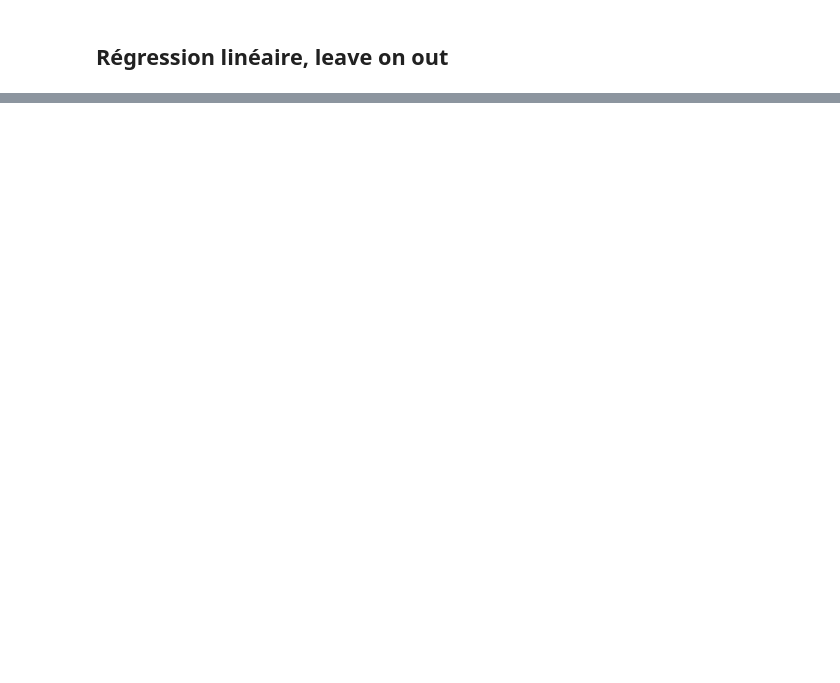
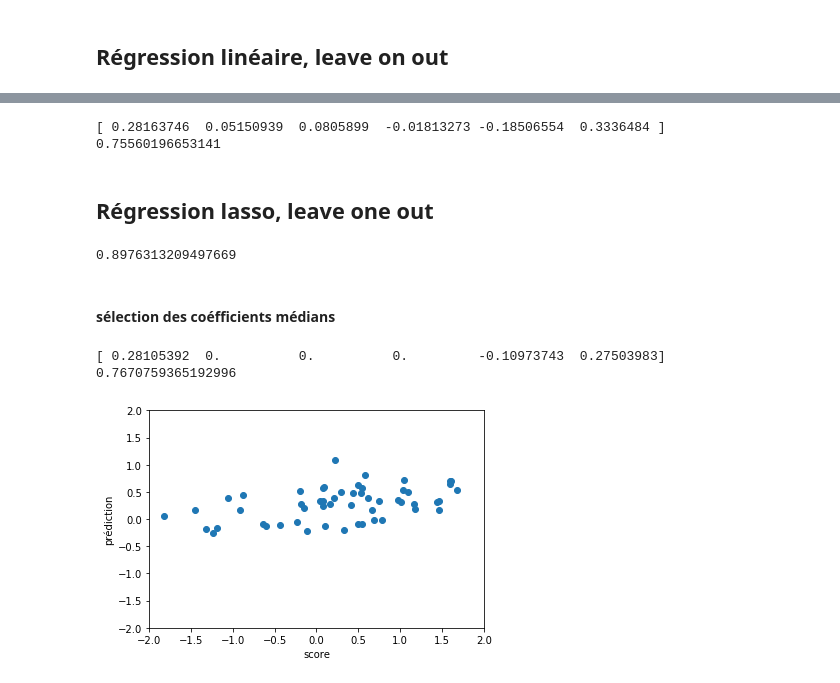
Before and after one commit to vincentnam/Project-Archean, a Jupyter notebook: model.ipynb, the cells around one changed output, grey strips where cells are left out. Saved outputs shown, nothing was run; the diff lists cells and outputs as text; code cells hidden in the pictures; blank space fills up the shorter version.

Commit message:
debbug + lasso + comments

```diff
--- a/model.ipynb
+++ b/model.ipynb
@@ -97,0 +71,56 @@ array([ 0.28163746,  0.05150939,  0.0805899 , -0.01813273, -0.18506554,
+# %%
+THETA = coefficients.mean(axis=0)
+XX = np.concatenate([np.ones([1,len(X)]), X.T]).T
+lasso_preds = np.dot(XX, THETA)
+erreurs = y - lasso_preds
+rmse_test = np.sqrt(np.mean(erreurs**2))
+
+print(THETA)
+print(rmse_test)
+# %% [output]
+[ 0.28163746  0.05150939  0.0805899  -0.01813273 -0.18506554  0.3336484 ]
+0.75560196653141
+# %% [markdown]
+## Régression lasso, leave one out
+# %%
+from sklearn import linear_model
+alpha = 0.07
+
+coefficients = np.zeros([len(X),len(selected_features)+1])
+for i,(train_index, test_index) in enumerate(loo.split(X)):
+    X_train, X_test = X[train_index], X[test_index]
+    y_train, y_test = y[train_index], y[test_index]
+    lasso = linear_model.Lasso(alpha=alpha).fit(X_train, y_train)
+    preds_test[i] = lasso.predict(X_test)
+    coefficients[i,:] = [lasso.intercept_] + lasso.coef_.tolist()
+
+erreurs = y - preds_test
+rmse_test = np.sqrt(np.mean(erreurs**2))
+rmse_test
+# %% [output]
+0.8976313209497669
+# %% [markdown]
+#### sélection des coéfficients médians
+# %%
+THETA = np.median(coefficients,axis=0)
+XX = np.concatenate([np.ones([1,len(DF)]), X.T]).T
+lasso_preds = np.dot(XX, THETA)
+erreurs = y - lasso_preds
+rmse_test = np.sqrt(np.mean(erreurs**2))
+
+print(THETA)
+print(rmse_test)
+# %% [output]
+[ 0.28105392  0.          0.          0.         -0.10973743  0.27503983]
+0.7670759365192996
+# %%
+import matplotlib.pyplot as plt
+plt.figure(figsize=(6,4))
+plt.scatter(y, lasso_preds)
+plt.xlabel("score")
+plt.ylabel("prédiction")
+plt.xlim([-2,2])
+plt.ylim([-2,2])
+plt.show()
+# %% [output]
+[figure, added]
```
Also changed, not shown: parts of 6 cells of this notebook, 2 other files.
